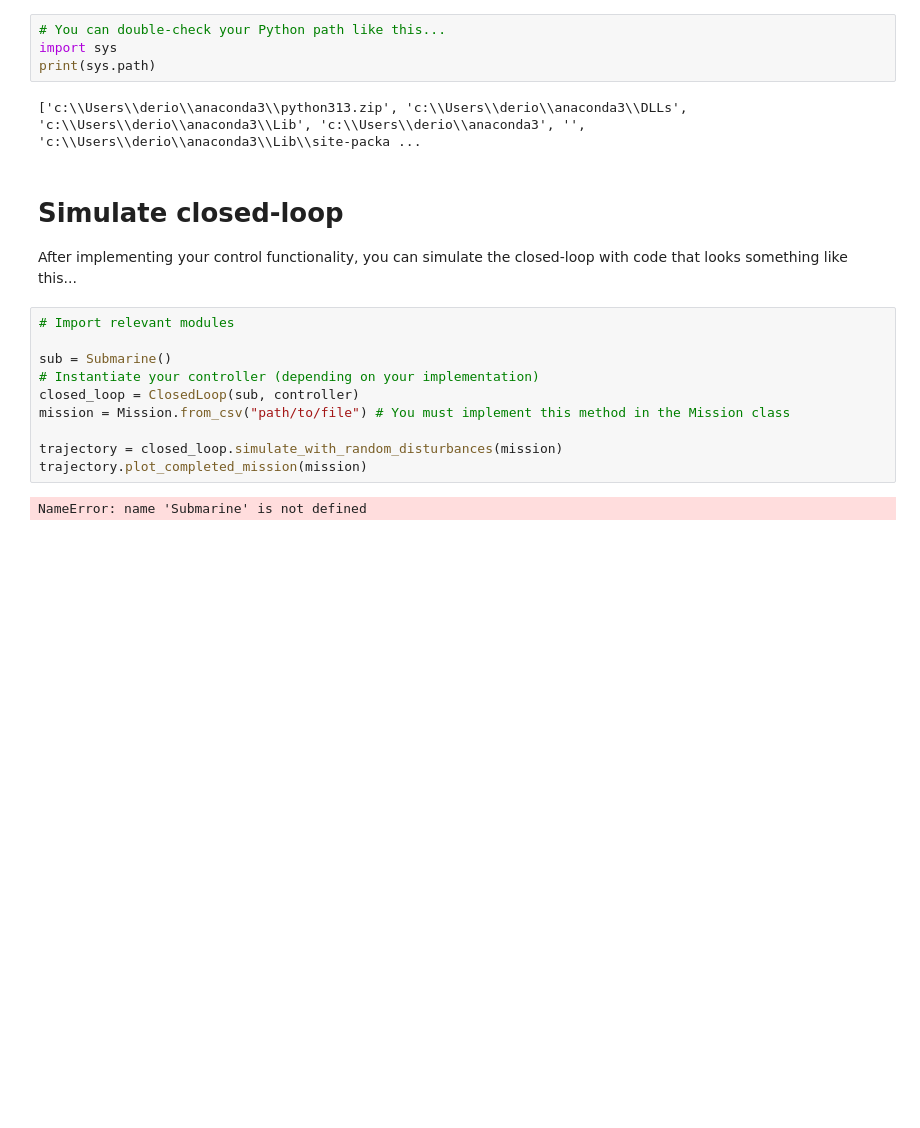
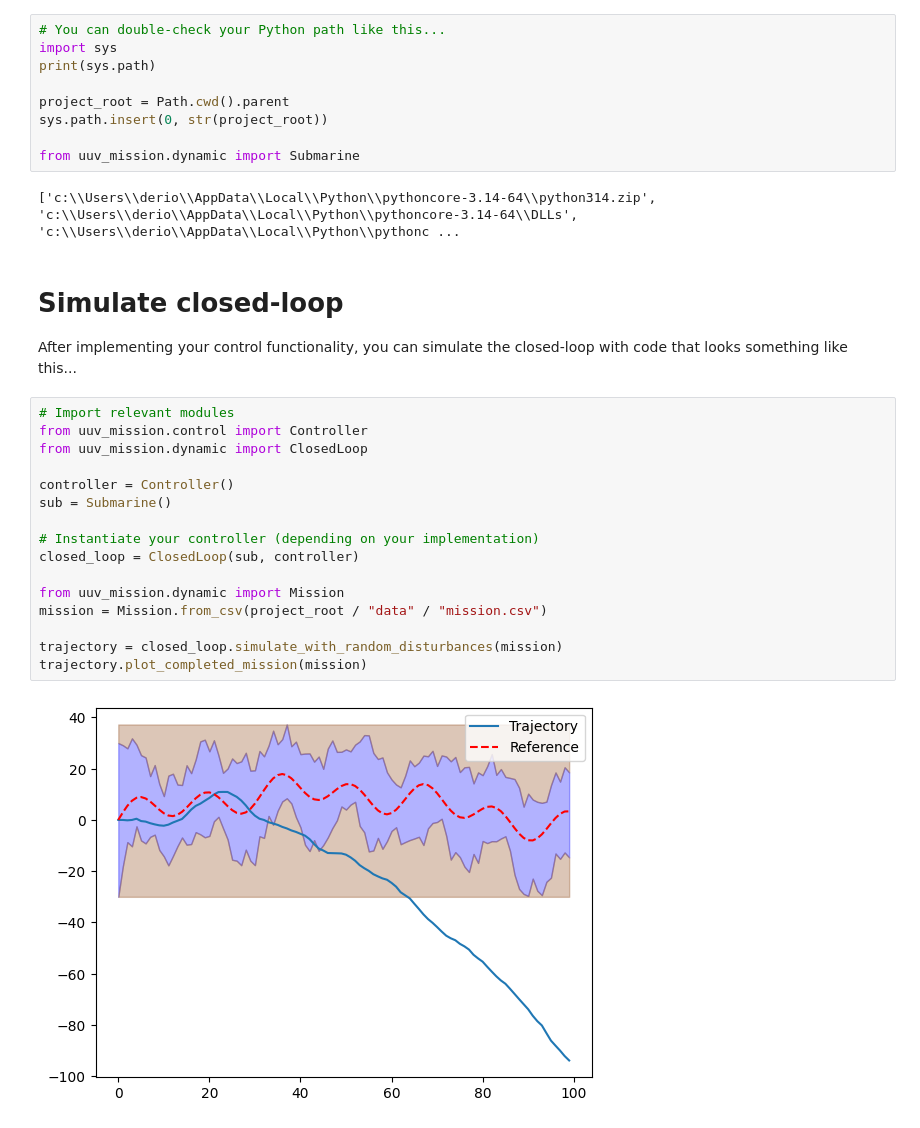
Before and after one commit to diego07734/b1-coding-practical, a Jupyter notebook: notebooks/demo.ipynb, the cells around one changed output. Drawn from its saved outputs; the diff is of its cells as text; blank space fills up the shorter version.

```diff
--- a/notebooks/demo.ipynb
+++ b/notebooks/demo.ipynb
@@ -11,20 +8,31 @@ ModuleNotFoundError: No module named 'dynamic'
 # You can double-check your Python path like this...
 import sys
 print(sys.path)
+
+project_root = Path.cwd().parent
+sys.path.insert(0, str(project_root))
+
+from uuv_mission.dynamic import Submarine
 # %% [output]
-['c:\\Users\\derio\\anaconda3\\python313.zip', 'c:\\Users\\derio\\anaconda3\\DLLs', 'c:\\Users\\derio\\anaconda3\\Lib', 'c:\\Users\\derio\\anaconda3', '', 'c:\\Users\\derio\\anaconda3\\Lib\\site-packa ...
+['c:\\Users\\derio\\AppData\\Local\\Python\\pythoncore-3.14-64\\python314.zip', 'c:\\Users\\derio\\AppData\\Local\\Python\\pythoncore-3.14-64\\DLLs', 'c:\\Users\\derio\\AppData\\Local\\Python\\pythonc ...
 # %% [markdown]
 # Simulate closed-loop
 After implementing your control functionality, you can simulate the closed-loop with code that looks something like this...
 # %%
 # Import relevant modules
+from uuv_mission.control import Controller
+from uuv_mission.dynamic import ClosedLoop
 
+controller = Controller()
 sub = Submarine()
+
 # Instantiate your controller (depending on your implementation)
 closed_loop = ClosedLoop(sub, controller)
-mission = Mission.from_csv("path/to/file") # You must implement this method in the Mission class
+
+from uuv_mission.dynamic import Mission
+mission = Mission.from_csv(project_root / "data" / "mission.csv")
 
 trajectory = closed_loop.simulate_with_random_disturbances(mission)
 trajectory.plot_completed_mission(mission)
 # %% [output]
-NameError: name 'Submarine' is not defined
+[figure, added]
```
Also changed, not shown: parts of 1 cell of this notebook, 2 other files.
